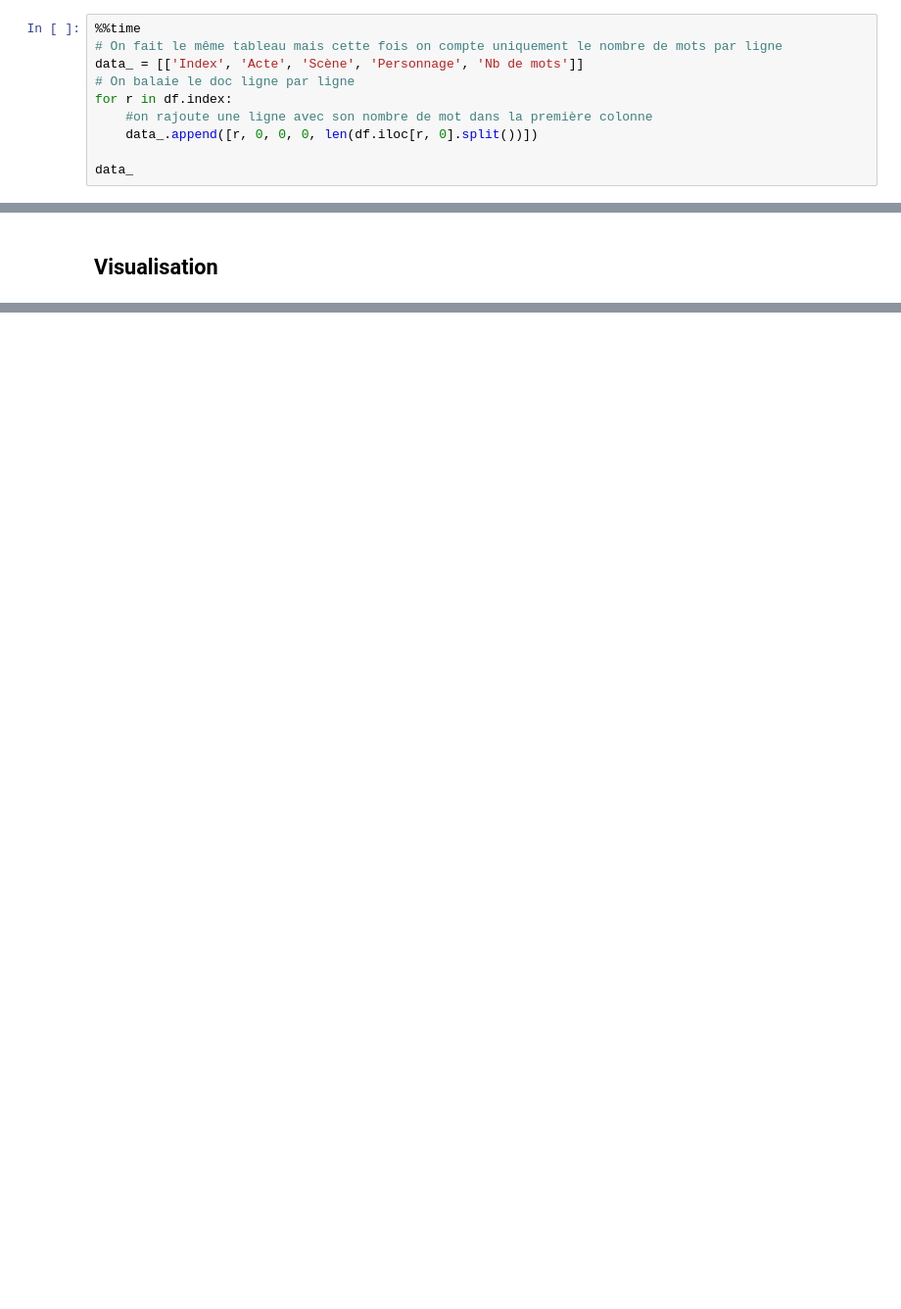
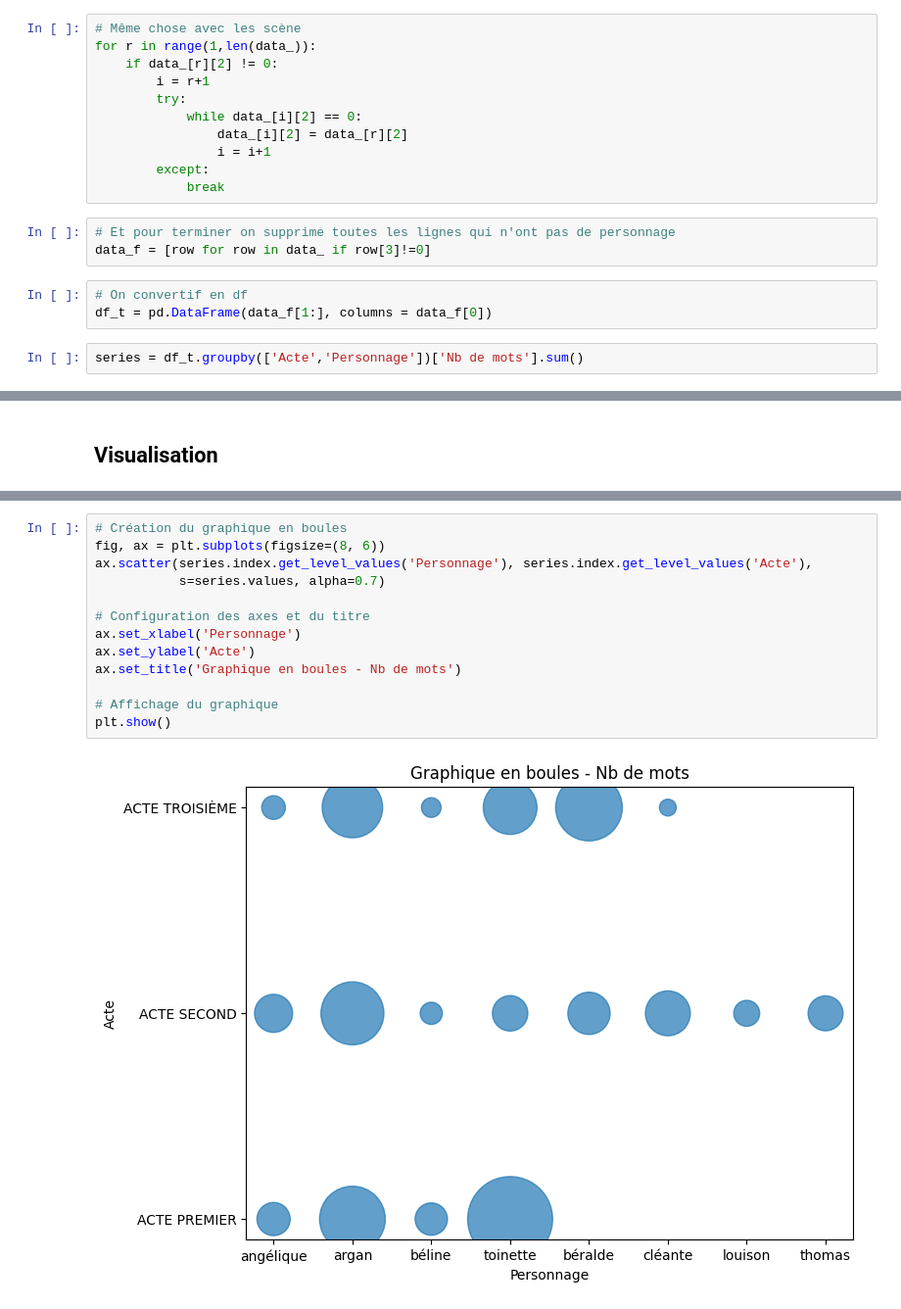
Before and after one commit to Antoine1608/TH-NL-P1-Decoupage_des_roles_d_une_piece_de_theatre, a Jupyter notebook: compte_mots.ipynb, the cells around one changed output, grey strips where cells are left out. Shown at 98% size. Drawn from its saved outputs; the diff is of its cells as text; blank space fills up the shorter version.

Commit message:
ajout graphe en boule

```diff
--- a/compte_mots.ipynb
+++ b/compte_mots.ipynb
@@ -255,10 +167,19 @@ data
+# %%
+# Même chose avec les scène
+for r in range(1,len(data_)):
+    if data_[r][2] != 0:
+        i = r+1
+        try:
+            while data_[i][2] == 0:
+                data_[i][2] = data_[r][2]
+                i = i+1
+        except:
+            break
+# %%
+# Et pour terminer on supprime toutes les lignes qui n'ont pas de personnage
+data_f = [row for row in data_ if row[3]!=0]
+# %%
+# On convertif en df
+df_t = pd.DataFrame(data_f[1:], columns = data_f[0])
 # %%
-%%time
-# On fait le même tableau mais cette fois on compte uniquement le nombre de mots par ligne
-data_ = [['Index', 'Acte', 'Scène', 'Personnage', 'Nb de mots']]
-# On balaie le doc ligne par ligne
-for r in df.index:
-    #on rajoute une ligne avec son nombre de mot dans la première colonne
-    data_.append([r, 0, 0, 0, len(df.iloc[r, 0].split())])
-
-data_
+series = df_t.groupby(['Acte','Personnage'])['Nb de mots'].sum()
@@ -373,0 +188,15 @@ plt.show()
+# %%
+# Création du graphique en boules
+fig, ax = plt.subplots(figsize=(8, 6))
+ax.scatter(series.index.get_level_values('Personnage'), series.index.get_level_values('Acte'),
+           s=series.values, alpha=0.7)
+
+# Configuration des axes et du titre
+ax.set_xlabel('Personnage')
+ax.set_ylabel('Acte')
+ax.set_title('Graphique en boules - Nb de mots')
+
+# Affichage du graphique
+plt.show()
+# %% [output]
+[figure, added]
```
Also changed, not shown: parts of 21 cells of this notebook, 1 other file.
